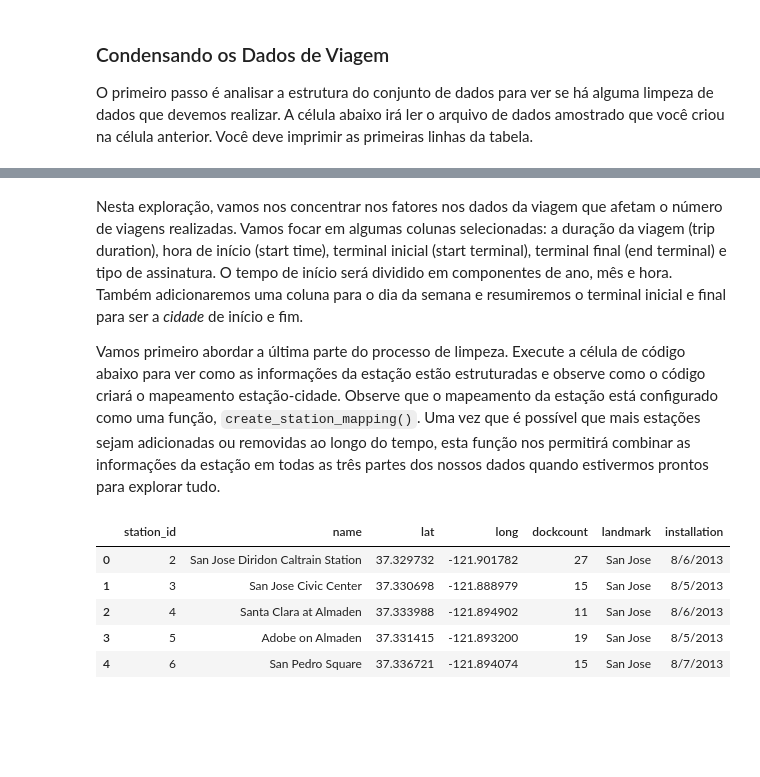
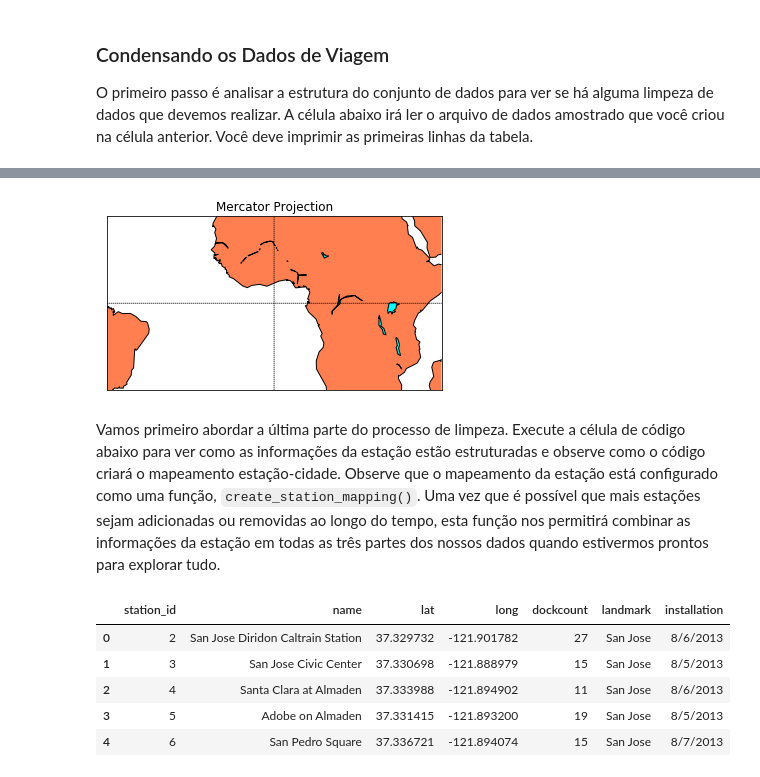
Before and after one commit to jpventura/BikeShareAnalysis, a Jupyter notebook: Analise_Bay_Area_Bike_Share-NDFDSI.ipynb, the cells around one changed output, grey strips where cells are left out. Drawn from its saved outputs; the diff is of its cells as text; code cells hidden in the pictures; blank space fills up the shorter version.

```diff
--- a/Analise_Bay_Area_Bike_Share-NDFDSI.ipynb
+++ b/Analise_Bay_Area_Bike_Share-NDFDSI.ipynb
@@ -74,0 +105,26 @@ sample_data.head()
+# %%
+from mpl_toolkits.basemap import Basemap
+import matplotlib.pyplot as plt
+
+map = Basemap(width=12000000,height=9000000, projection='merc', lat_0=-27.5489, lon_0=-46.6388)
+
+# m = Basemap(
+#     projection='merc',
+#     llcrnrlat=-23.5489,
+#     urcrnrlat=23.5489,
+#     llcrnrlon=-46.6388,
+#     urcrnrlon=46.6388,
+#     lat_ts=10,
+#     resolution='c'
+# )
+
+# bluemarble()
+m.drawcoastlines()
+m.fillcontinents(color='coral',lake_color='aqua')
+# draw parallels and meridians.
+m.drawparallels(np.arange(-90.,91.,30.))
+m.drawmeridians(np.arange(-180.,181.,60.))
+# m.drawmapboundary(fill_color='aqua')
+plt.title("Mercator Projection")
+plt.show()
+# %% [output]
@@ -75,6 +132,5 @@ sample_data.head()
+[figure, added]
 # %% [markdown]
-Nesta exploração, vamos nos concentrar nos fatores nos dados da viagem que afetam o número de viagens realizadas. Vamos focar em algumas colunas selecionadas: a duração da viagem (trip duration), hora de início (start time), terminal inicial (start terminal), terminal final (end terminal) e tipo de assinatura. O tempo de início será dividido em componentes de ano, mês e hora. Também adicionaremos uma coluna para o dia da semana e resumiremos o terminal inicial e final para ser a _cidade_ de início e fim.
-
 Vamos primeiro abordar a última parte do processo de limpeza. Execute a célula de código abaixo para ver como as informações da estação estão estruturadas e observe como o código criará o mapeamento estação-cidade. Observe que o mapeamento da estação está configurado como uma função, `create_station_mapping()`. Uma vez que é possível que mais estações sejam adicionadas ou removidas ao longo do tempo, esta função nos permitirá combinar as informações da estação em todas as três partes dos nossos dados quando estivermos prontos para explorar tudo.
 # %%
 # Mostra as primeiras linhas do arquivo de dados das estações
```
Also changed, not shown: parts of 6 cells of this notebook, 1 other file.
